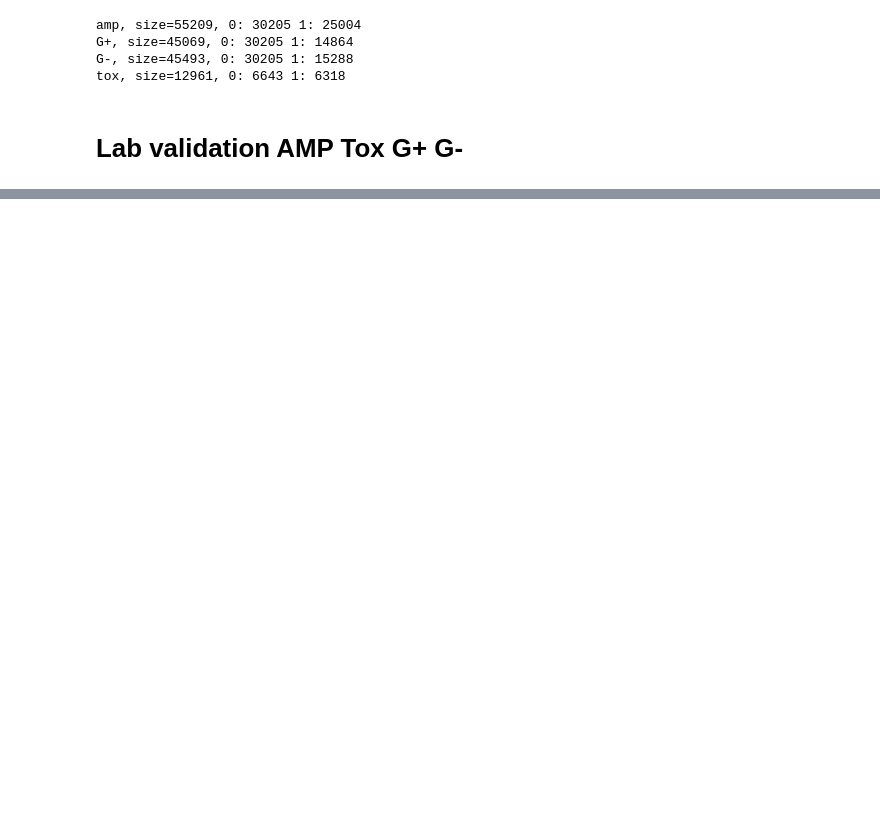
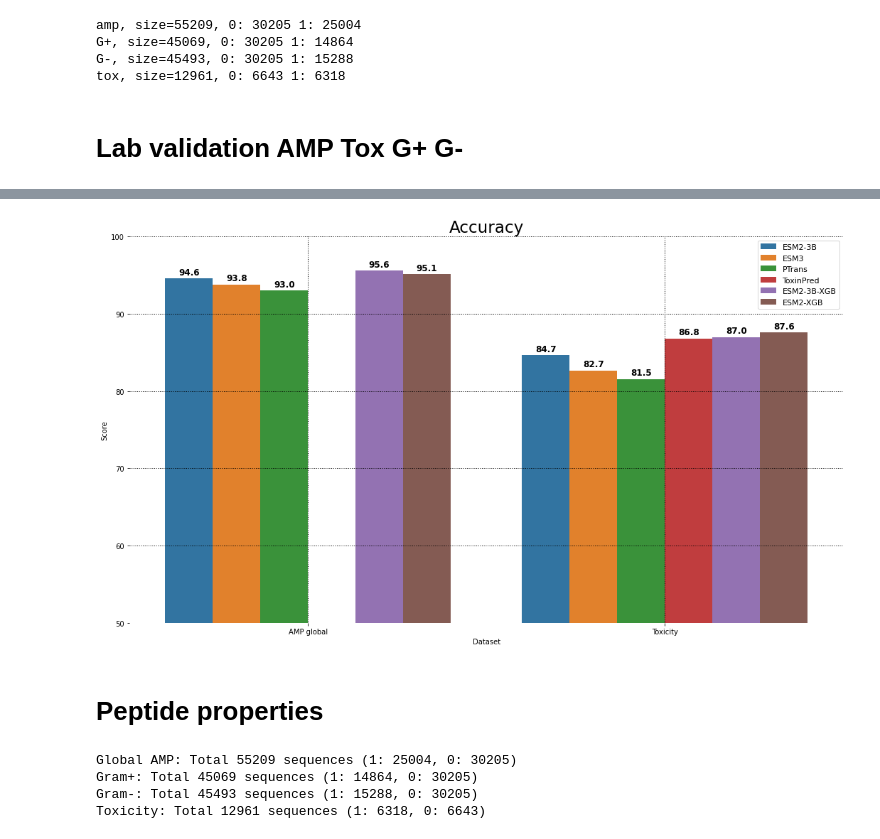
Before and after one commit to BGI-METAI/Metagenome-AI, a Jupyter notebook: notebooks/amp_tox_ripp-round2.ipynb, the cells around one changed output, grey strips where cells are left out. Drawn from its saved outputs; the diff is of its cells as text; code cells hidden in the pictures; blank space fills up the shorter version.

Commit message:
Added peptide properties calculation.

```diff
--- a/notebooks/amp_tox_ripp-round2.ipynb
+++ b/notebooks/amp_tox_ripp-round2.ipynb
@@ -204 +252,25 @@ G- active and non-toxic predicted by models within top 50.0%: 214
 ------------------------------------------------------------------------------------------
+# %%
+amp_subset_df = amp_df[amp_df['Dataset'].isin(['AMP global', 'Toxicity'])]
+amp_subset_df = amp_subset_df[amp_subset_df['Base model'].isin(['ESM2-3B', 'ESM3', 'PTrans', 'ToxinPred', 'ESM2-3B-XGB', 'ESM2-XGB'])]
+metric = 'Accuracy'
+fig, axs = plt.subplots(nrows=1, ncols=1, figsize=(18, 10))
+barplot = sns.barplot(data=amp_subset_df[amp_subset_df['Metric'] == metric], x='Dataset', y='Score', hue='Base model')
+plt.ylim([50, 100])
+plt.grid(zorder=0, linewidth=1, linestyle=':', color='k')
+plt.legend(prop={'size': 11})
+plt.title(metric, size=23)
+plt.box(False)
+
+# Annotate each bar with the value inside
+for p in barplot.patches:
+    barplot.annotate(format(p.get_height(), '.1f'),
+                     (p.get_x() + p.get_width() / 2., p.get_height()),
+                     ha = 'center', va = 'center',
+                     xytext = (0, 9), textcoords = 'offset points',
+                     fontsize=12, fontweight='bold')  # Set font size and bold
+plt.savefig(f'testing_models_xgb.png', dpi=200, bbox_inches='tight')
+# %% [output]
+[figure, added]
+# %% [markdown]
+# Peptide properties
@@ -204,0 +280,13 @@ G- active and non-toxic predicted by models within top 50.0%: 214
+# %%
+ds_dict = {}
+for ds, path in ds_paths.items():
+    df = pd.read_csv(path, header=None, sep='\t')
+    ds_dict[ds] = df
+    non_active = df[df[3] == 0]
+    active = df[df[3] == 1]
+    print(f'{ds}: Total {len(df)} sequences (1: {len(active)}, 0: {len(non_active)})')
+# %% [output]
+Global AMP: Total 55209 sequences (1: 25004, 0: 30205)
+Gram+: Total 45069 sequences (1: 14864, 0: 30205)
+Gram-: Total 45493 sequences (1: 15288, 0: 30205)
+Toxicity: Total 12961 sequences (1: 6318, 0: 6643)
```
Also changed, not shown: parts of 7 cells of this notebook.
